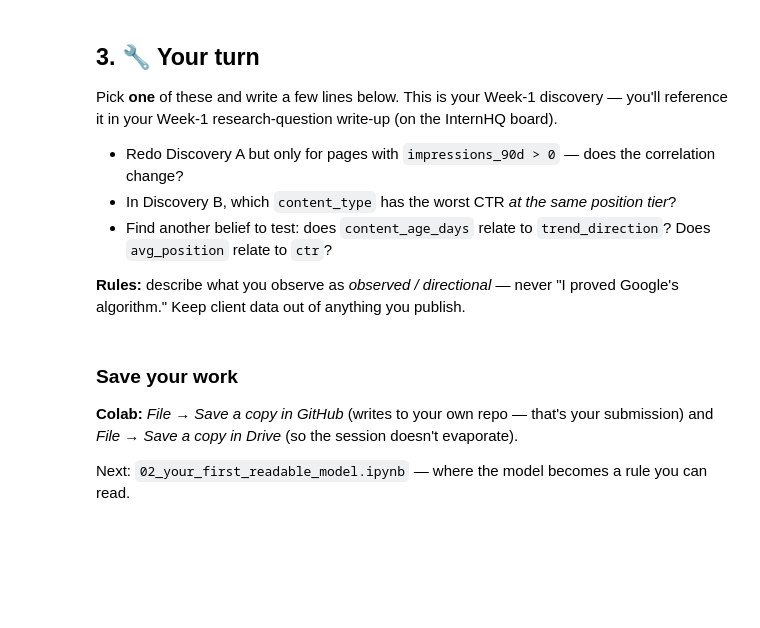
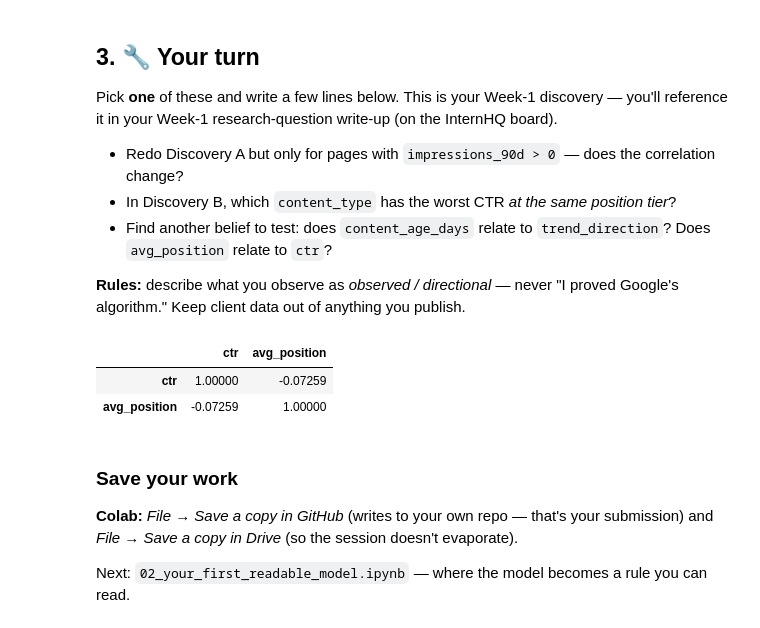
Before and after one commit to Bander03/FlyRank_Intern, a Jupyter notebook: notebooks/01_first_look_and_discovery.ipynb, the cells around one changed output. Saved outputs shown, nothing was run; the diff lists cells and outputs as text; code cells hidden in the pictures; blank space fills up the shorter version.

Commit message:
Finished Week 1 Your Turn

```diff
--- a/notebooks/01_first_look_and_discovery.ipynb
+++ b/notebooks/01_first_look_and_discovery.ipynb
@@ -96,7 +135,15 @@ Pick **one** of these and write a few lines below. This is your Week-1 discovery
 
 **Rules:** describe what you observe as *observed / directional* — never "I proved Google's algorithm." Keep client data out of anything you publish.
 # %%
-# Your discovery here
+active_pages_df = df[df['impressions_90d'] > 0]
+
+new_correlation = active_pages_df[['ctr', 'avg_position']].corr()
+
+new_correlation
+# %% [output]
+|  | ctr | avg_position |
+| ctr | 1.00000 | -0.07259 |
+| avg_position | -0.07259 | 1.00000 |
 # %% [markdown]
 ### Save your work
 **Colab:** *File → Save a copy in GitHub* (writes to your own repo — that's your submission) and *File → Save a copy in Drive* (so the session doesn't evaporate).
```
Also changed, not shown: parts of 7 cells of this notebook, 5 other files.
